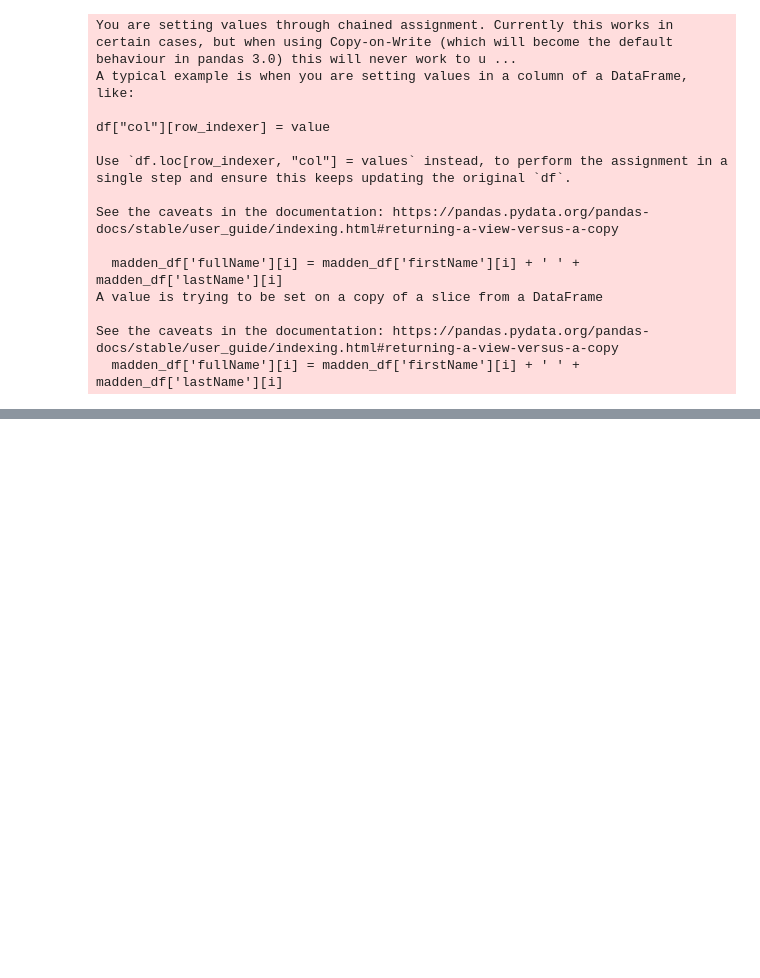
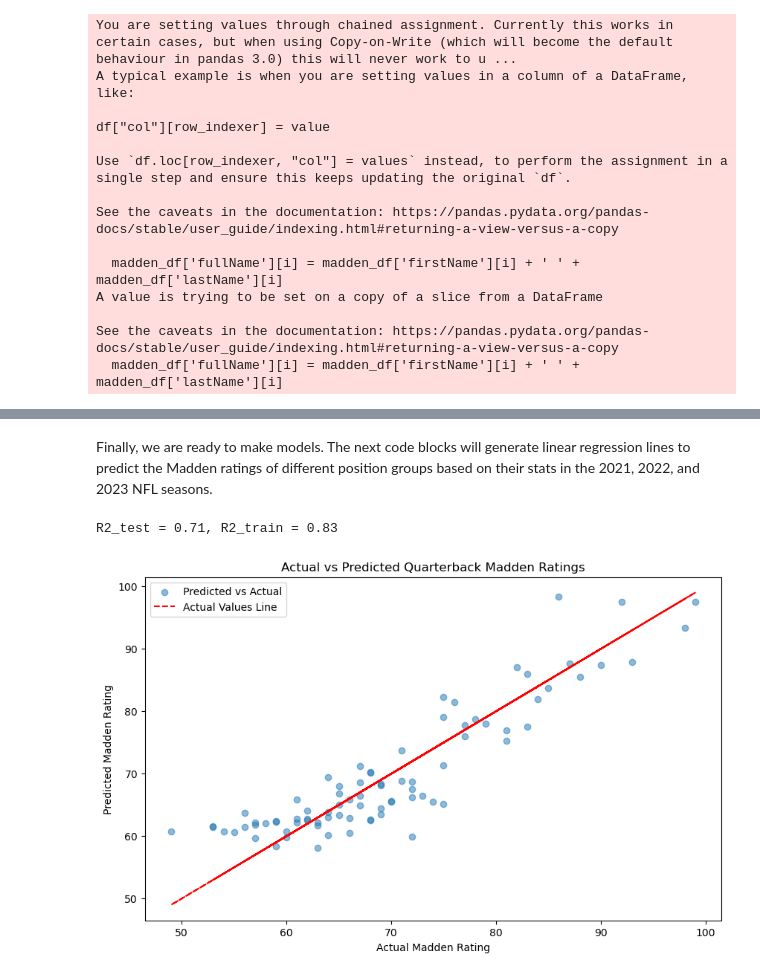
Before and after one commit to ogalinac/Galinac_Madden_score, a Jupyter notebook: Madden.ipynb, the cells around one changed output, grey strips where cells are left out. Cells and saved outputs as stored; diff of their text form; code cells hidden in the pictures; blank space fills up the shorter version.

```diff
--- a/Madden.ipynb
+++ b/Madden.ipynb
@@ -235,0 +269,18 @@ plt.show()
+# %%
+#Combines the Madden and Stats dataframes to add the Madden ratings to the stats dataframes.
+stats_off_total = stats_off_total.merge(madden_df, how='left', left_on=['player_display_name'], right_on=['fullName'])
+stats_def_total = stats_def_total.merge(madden_df, how='left', left_on=['player_display_name'], right_on=['fullName'])
+# %%
+#Some players with stats but who did not have Madden ratings were removed by filling NaNs with 0, and then dropping any player with 0 in the Overall column.
+stats_off_total['Overall'] = stats_off_total['Overall'].fillna(0)
+stats_def_total['Overall'] = stats_def_total['Overall'].fillna(0)
+stats_off_total = stats_off_total[stats_off_total['Overall'] != 0]
+stats_def_total = stats_def_total[stats_def_total['Overall'] != 0]
+# %%
+#Separates dataframes into specific ones for quarterback, receiving core, running backs, defensive backs, and defensive linemen. This will allow more accurate predictions to be made, as these position groups will have more similar stats to each other than an unsegmented list of players.
+stats_qb = stats_off_total[stats_off_total['position'] == 'QB']
+stats_receiver = stats_off_total[stats_off_total['position'].isin(['WR', 'TE'])]
+stats_rb = stats_off_total[stats_off_total['position_group'] == 'RB']
+stats_db = stats_def_total[stats_def_total['position_group'] == 'DB']
+stats_dl = stats_def_total[stats_def_total['position_group']== 'DL']
+stats_lb = stats_def_total[stats_def_total['position_group']== 'LB']
@@ -235,0 +294,43 @@ plt.show()
+# %% [markdown]
+Finally, we are ready to make models. The next code blocks will generate linear regression lines to predict the Madden ratings of different position groups based on their stats in the 2021, 2022, and 2023 NFL seasons.
+# %%
+#Quarterbacks
+#Creating features and targets
+X = stats_qb[['games', 'completions', 'attempts', 'passing_yards', 'passing_tds', 'interceptions', 'sacks', 'sack_fumbles', 'sack_fumbles_lost', 'passing_air_yards', 'passing_yards_after_catch', 'passing_first_downs', 'passing_epa', 'carries', 'rushing_yards', 'rushing_tds', 'rushing_fumbles', 'rushing_fumbles_lost', 'rushing_first_downs', 'rushing_epa', 'Age']]
+y = stats_qb['Overall']
+X_train, X_test, y_train, y_test = train_test_split(X, y, test_size=0.2)
+
+# Standardize the features
+ss = StandardScaler()
+ss.fit(X_train)
+X_scaled_train = ss.transform(X_train)
+X_scaled_test = ss.transform(X_test)
+
+# Fit the model
+model_linreg = LinearRegression()
+model_linreg.fit(X_scaled_train, y_train)
+
+# Make predictions
+y_pred_train = model_linreg.predict(X_scaled_train)
+y_pred_test = model_linreg.predict(X_scaled_test)
+y_pred = model_linreg.predict(ss.transform(X))
+
+# Assess the model
+R2_train = model_linreg.score(X_scaled_train, y_train)
+R2_test = model_linreg.score(X_scaled_test, y_test)
+print(f'R2_test = {R2_test:.2f}, R2_train = {R2_train:.2f}')
+
+
+# Plotting the actual vs predicted values
+
+plt.figure(figsize=(10, 6))
+plt.scatter(y, y_pred, alpha=0.5, label='Predicted vs Actual')
+plt.plot(y, y, color='red', linestyle='--', label='Actual Values Line')
+plt.xlabel('Actual Madden Rating')
+plt.ylabel('Predicted Madden Rating')
+plt.title('Actual vs Predicted Quarterback Madden Ratings')
+plt.legend()
+plt.show()
+# %% [output]
+R2_test = 0.71, R2_train = 0.83
+[figure, added]
```
Also changed, not shown: parts of 44 cells of this notebook.
